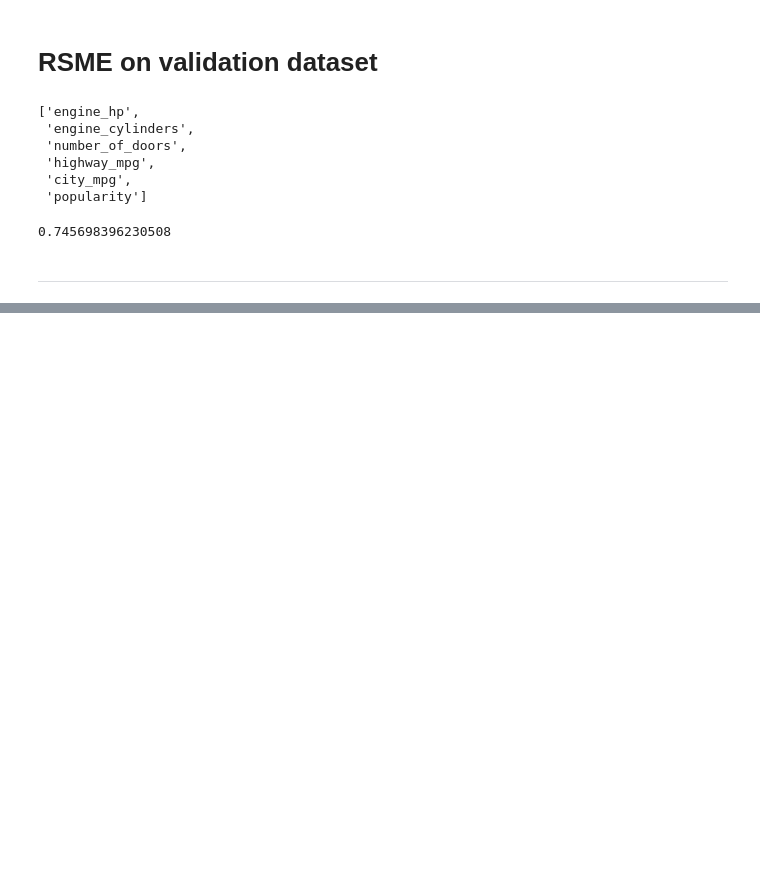
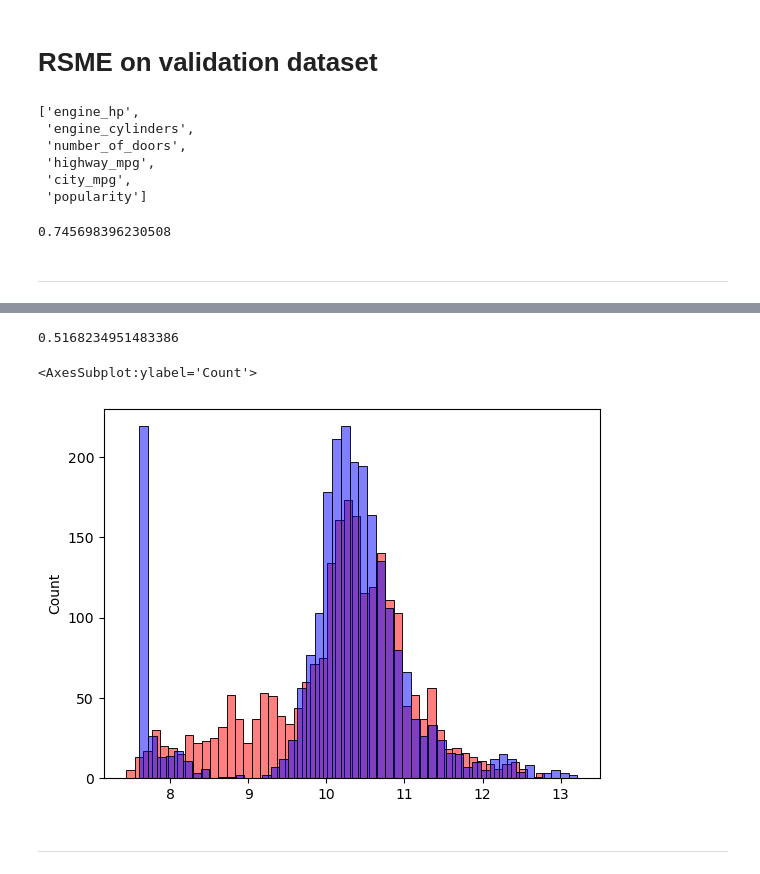
Before and after one commit to tummala-hareesh/ml_zoomcamp_ht, a Jupyter notebook: ipynb/02_car_price_prediction.ipynb, the cells around one changed output, grey strips where cells are left out. Cells and saved outputs as stored; diff of their text form; code cells hidden in the pictures; blank space fills up the shorter version.

```diff
--- a/ipynb/02_car_price_prediction.ipynb
+++ b/ipynb/02_car_price_prediction.ipynb
@@ -468,0 +471,10 @@ rsme(y_val, y_pred)
+# %%
+def prepare_X(df):
+    df = df.copy()
+    df['age'] = df.year.max() - df.year
+
+    features = base + ['age']
+    df_num = df[features]
+    df_num = df_num.fillna(0)
+    X = df_num.values
+    return X
@@ -468,0 +498,21 @@ rsme(y_val, y_pred)
+# %%
+# Model training using Train Dataset
+X_train = prepare_X(df_train)
+w0, w = train_linear_regression(X_train, y_train)
+
+# Apply model on Validation Dataset
+X_val = prepare_X(df_val)
+y_pred = w0 + X_val.dot(w)
+
+# Metrics on Validation Dataset
+rsme(y_val, y_pred)
+# %% [output]
+0.5168234951483386
+# %%
+sns.histplot(y_pred, color='red', bins=50, alpha=0.5, legend='pred')
+sns.histplot(y_val, color='blue', bins=50, alpha=0.5, legend='train')
+# %% [output]
+<AxesSubplot:ylabel='Count'>
+[figure, added]
+# %% [markdown]
+***
```
Also changed, not shown: parts of 2 cells of this notebook, 1 other file.
